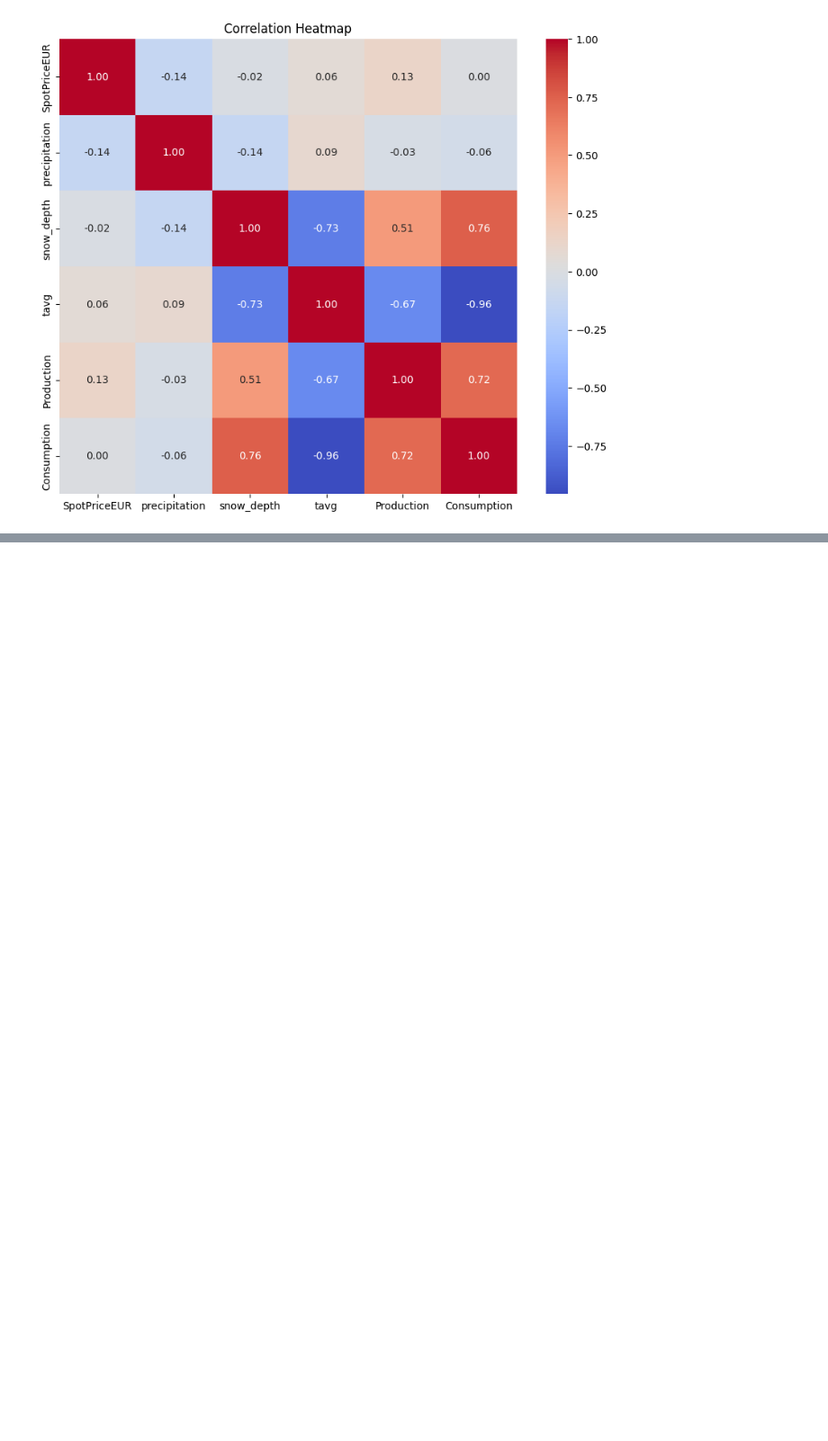
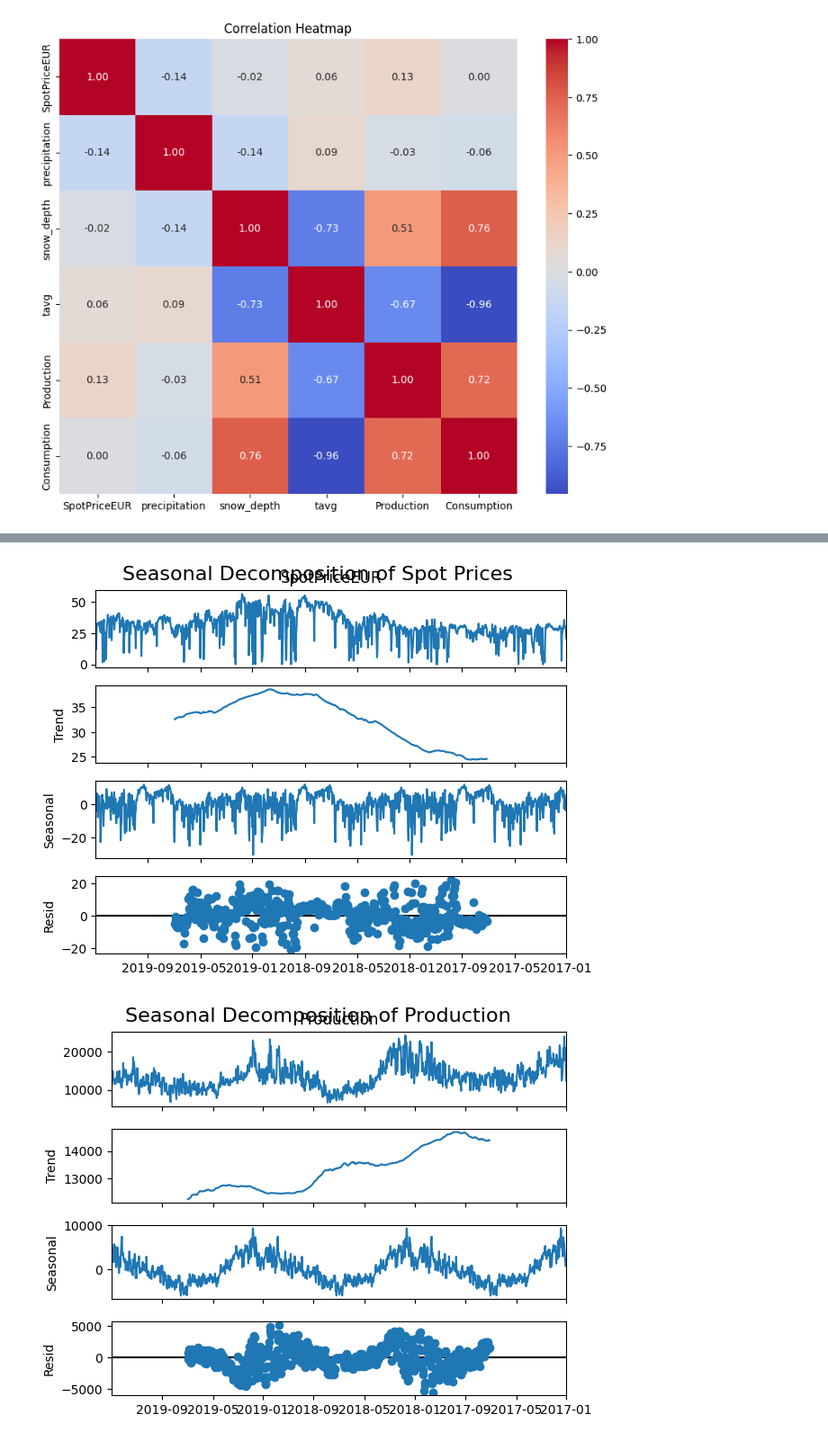
Before and after one commit to ChristopherIanPeck/energy-weather-forecasting, a Jupyter notebook: energy-weather-forecasting.ipynb, the cells around one changed output, grey strips where cells are left out. Shown at 90% size. Drawn from its saved outputs; the diff is of its cells as text; code cells hidden in the pictures; blank space fills up the shorter version.

```diff
--- a/energy-weather-forecasting.ipynb
+++ b/energy-weather-forecasting.ipynb
@@ -438,0 +536,27 @@ See the caveats in the documentation: https://pandas.pydata.org/pandas-docs/stab
+# %%
+# Decompose Spot Price EUR
+decomposition_spot_price = seasonal_decompose(cleaned_df.set_index('HourUTC')['SpotPriceEUR'], model='additive', period=365)
+
+# Plot the decomposition
+decomposition_spot_price.plot()
+plt.suptitle('Seasonal Decomposition of Spot Prices', fontsize=16)
+plt.show()
+
+# Decompose Production
+decomposition_production = seasonal_decompose(cleaned_df.set_index('HourUTC')['Production'], model='additive', period=365)
+
+# Plot the decomposition
+decomposition_production.plot()
+plt.suptitle('Seasonal Decomposition of Production', fontsize=16)
+plt.show()
+
+# Decompose Consumption
+decomposition_consumption = seasonal_decompose(cleaned_df.set_index('HourUTC')['Consumption'], model='additive', period=365)
+
+# Plot the decomposition
+decomposition_consumption.plot()
+plt.suptitle('Seasonal Decomposition of Consumption', fontsize=16)
+plt.show()
+# %% [output]
+[figure, added]
+[figure, added]
```
Also changed, not shown: parts of 9 cells of this notebook.
